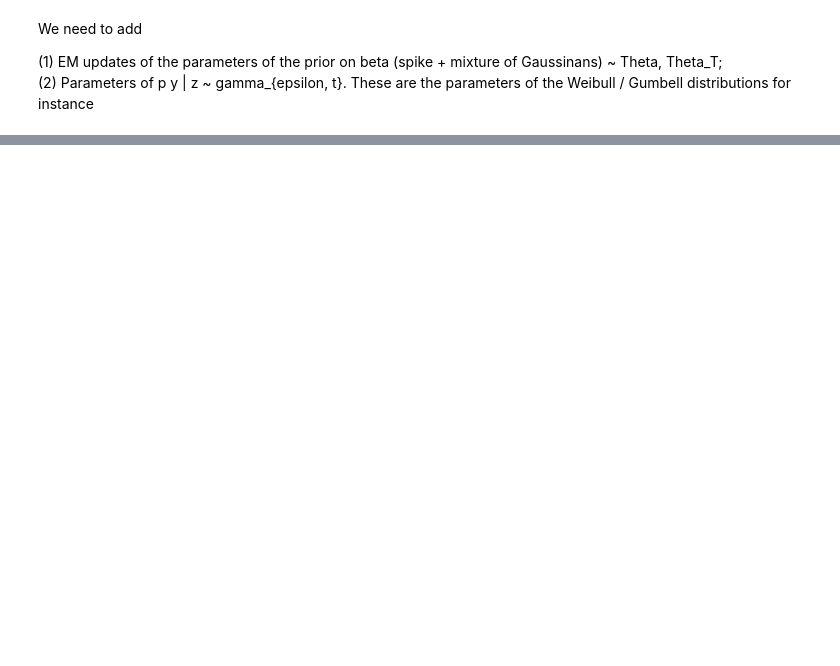
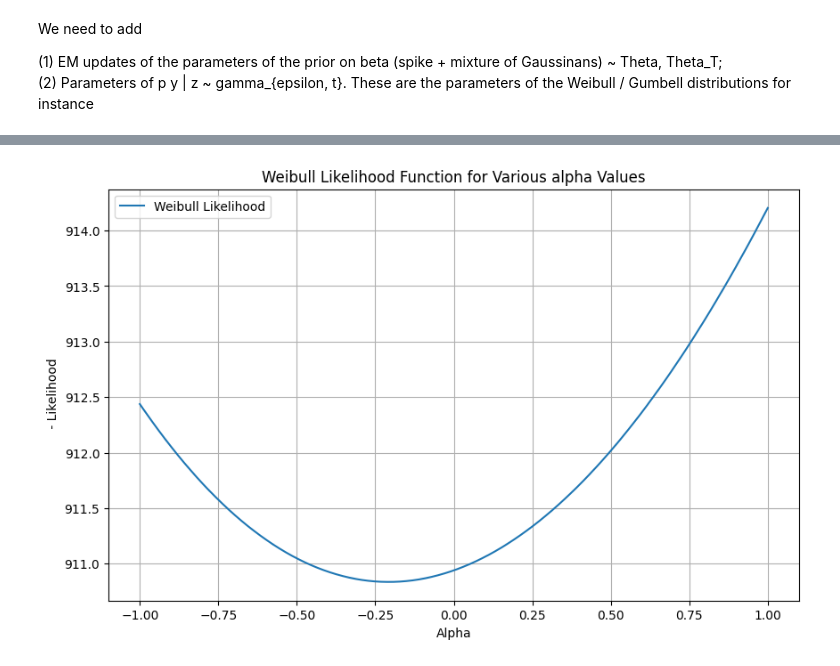
Before and after one commit to ADepope/vampW, a Jupyter notebook: vampW_EM.ipynb, the cells around one changed output, grey strips where cells are left out. Saved outputs shown, nothing was run; the diff lists cells and outputs as text; code cells hidden in the pictures; blank space fills up the shorter version.

```diff
--- a/vampW_EM.ipynb
+++ b/vampW_EM.ipynb
@@ -802,0 +563,18 @@ mus
+# %%
+# Range of mu values
+al_values = np.linspace(-1, 1, 100)
+
+# Calculate the likelihood for each value of mu
+likelihood_values = [-weibull_likelihood(X@beta, Y, torch.tensor(al, dtype=torch.float32), 0, torch.tensor(1e10), emc_t) for al in al_values]
+
+# Plot the results
+plt.figure(figsize=(10, 6))
+plt.plot(al_values, likelihood_values, label='Weibull Likelihood')
+plt.xlabel('Alpha')
+plt.ylabel(' - Likelihood')
+plt.title('Weibull Likelihood Function for Various alpha Values')
+plt.legend()
+plt.grid(True)
+plt.show()
+# %% [output]
+[figure, added]
```
Also changed, not shown: parts of 30 cells of this notebook, 2 other files.
